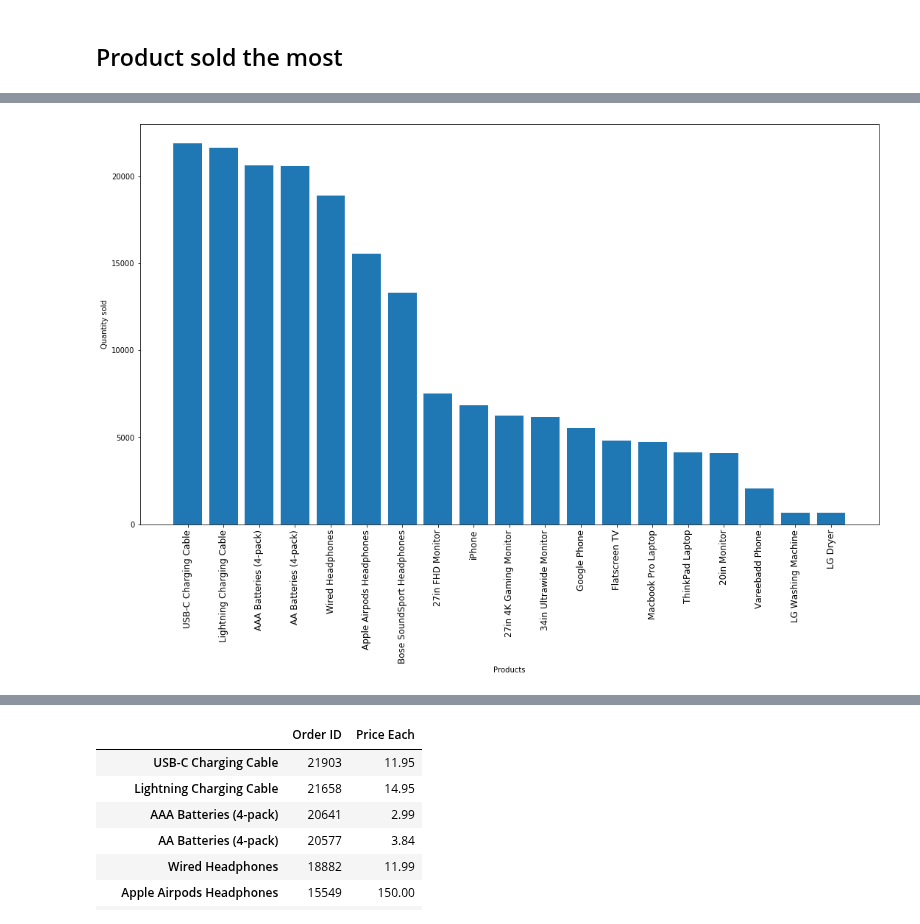
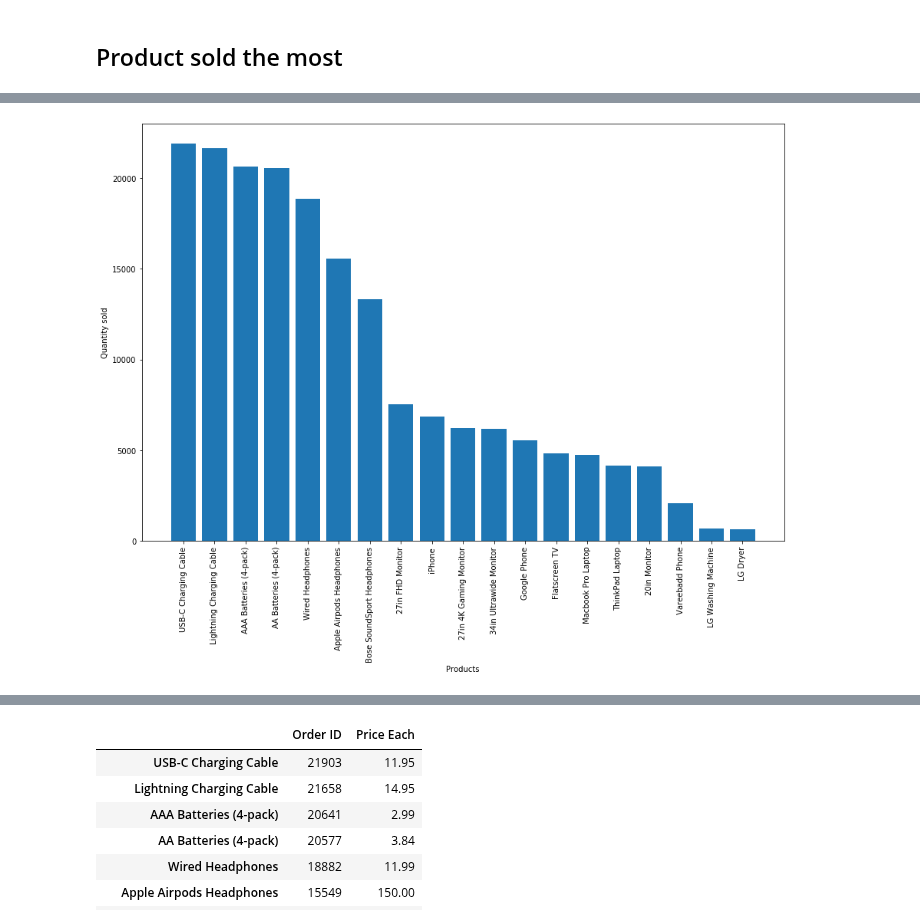
Before and after one commit to Bartosz-Lewandowski/Sales-Analysis, a Jupyter notebook: Code_source.ipynb, the cells around one changed output, grey strips where cells are left out. Drawn from its saved outputs; the diff is of its cells as text; code cells hidden in the pictures.

```diff
--- a/Code_source.ipynb
+++ b/Code_source.ipynb
@@ -255,14 +248,16 @@ Name: Order ID, dtype: int64
 # %%
 products = list(sold_products.index)
 
-plt.figure(figsize = (18,10))
+plt.figure(figsize = (15,10))
 plt.bar(products,sold_products)
 plt.xlabel('Products')
 plt.ylabel('Quantity sold')
-plt.xticks(products, rotation = 'vertical', size = 12)
+plt.xticks(products, rotation = 'vertical', size = 10)
+
+plt.savefig('plots/best_sellers')
 plt.show()
 # %% [output]
-[figure, old version]
+[figure, new version]
 # %%
 price_of_products = df.groupby('Product')['Price Each'].mean()
 price_of_products
```
Also changed, not shown: parts of 7 cells of this notebook.
